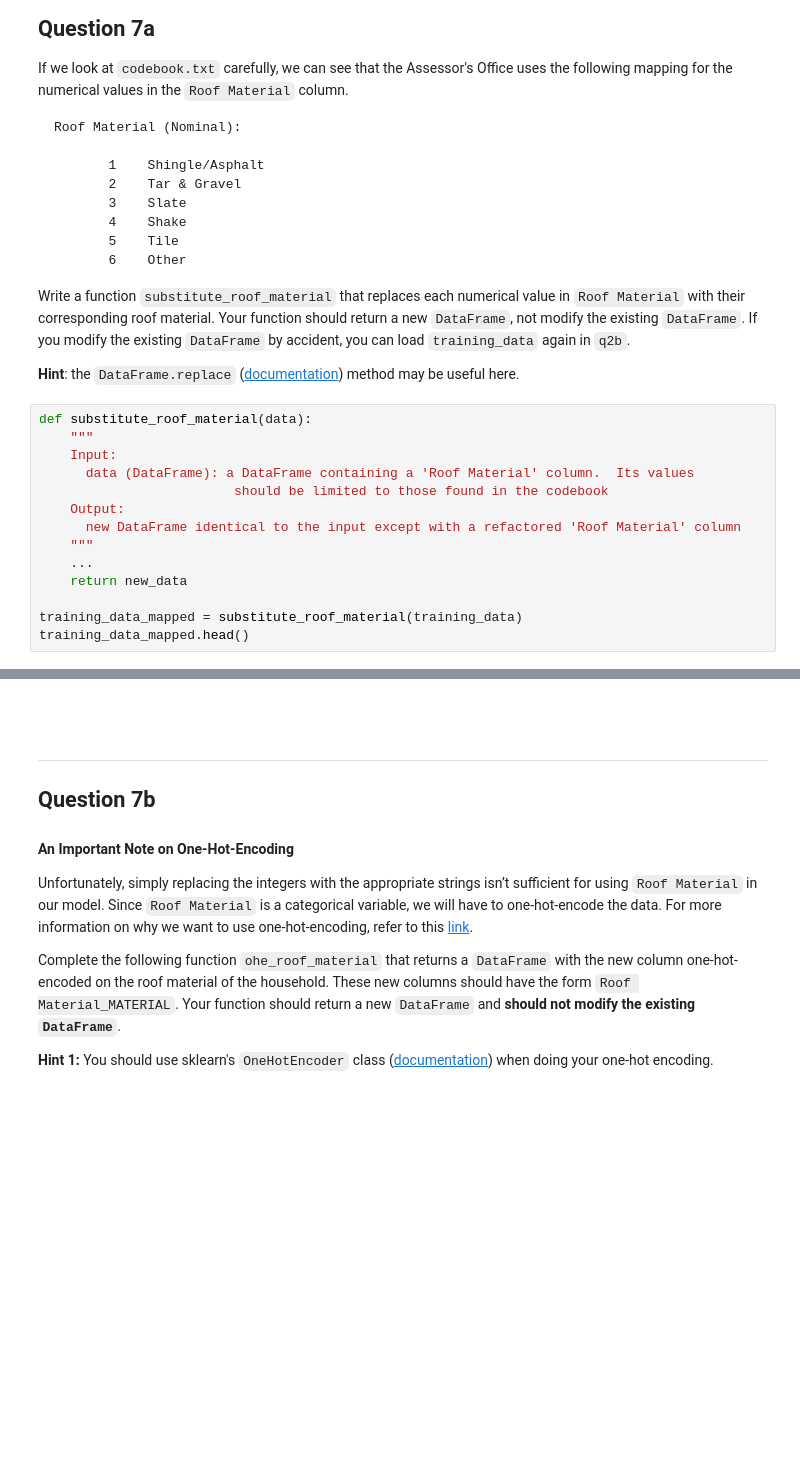
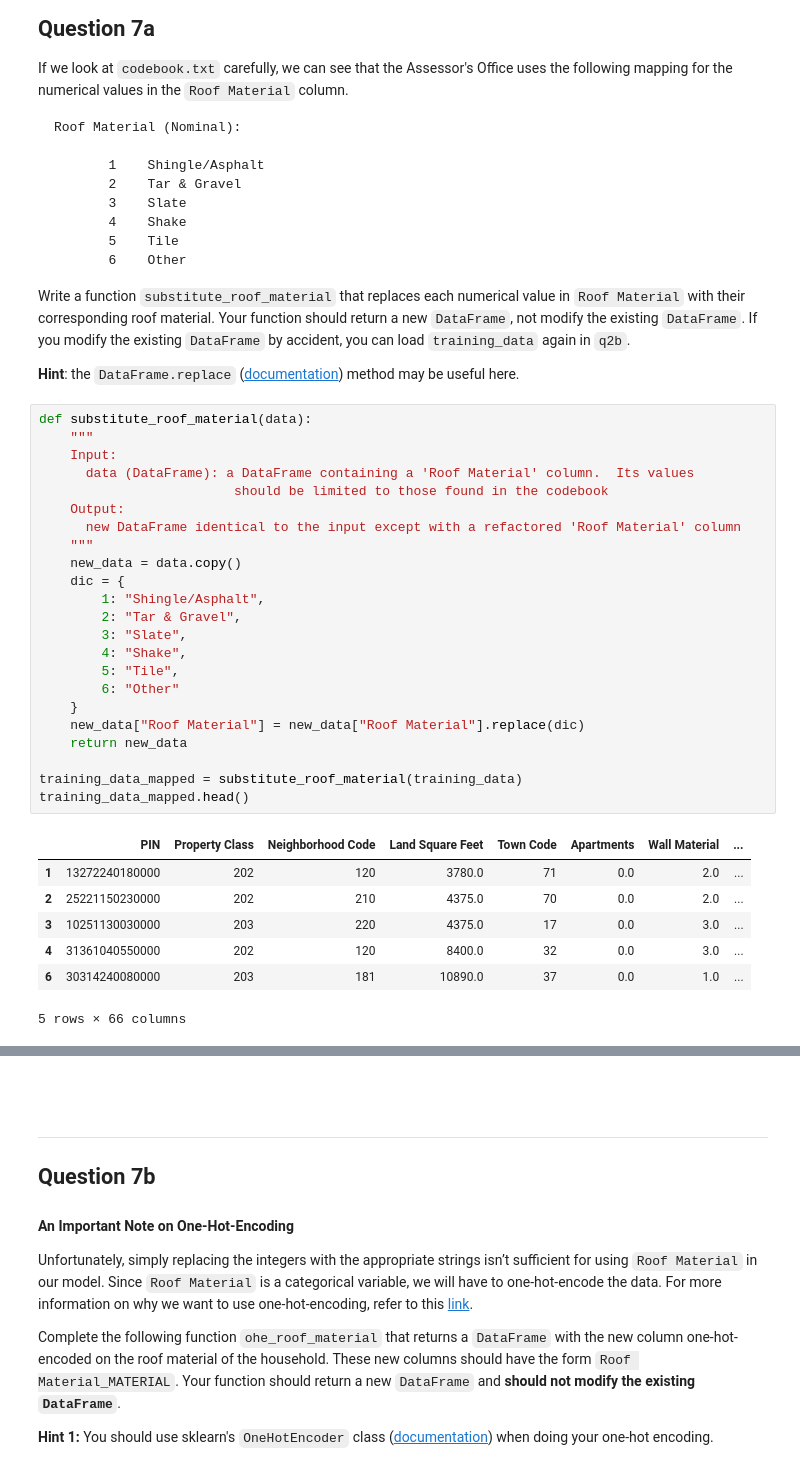
Before and after one commit to GhostLazy/Data100, a Jupyter notebook: su24-materials-main/proj/projA1/projA1.ipynb, the cells around one changed output, grey strips where cells are left out. Drawn from its saved outputs; the diff is of its cells as text; blank space fills up the shorter version.

```diff
--- a/su24-materials-main/proj/projA1/projA1.ipynb
+++ b/su24-materials-main/proj/projA1/projA1.ipynb
@@ -605,16 +689,33 @@ Write a function `substitute_roof_material` that replaces each numerical value i
 # %%
 def substitute_roof_material(data):
     """
     Input:
       data (DataFrame): a DataFrame containing a 'Roof Material' column.  Its values
                          should be limited to those found in the codebook
     Output:
       new DataFrame identical to the input except with a refactored 'Roof Material' column
     """
-    ...
+    new_data = data.copy()
+    dic = {
+        1: "Shingle/Asphalt",
+        2: "Tar & Gravel",
+        3: "Slate",
+        4: "Shake",
+        5: "Tile",
+        6: "Other"
+    }
+    new_data["Roof Material"] = new_data["Roof Material"].replace(dic)
     return new_data
 
 training_data_mapped = substitute_roof_material(training_data)
 training_data_mapped.head()
+# %% [output]
+|  | PIN | Property Class | Neighborhood Code | Land Square Feet | Town Code | Apartments | Wall Material | ... |
+| 1 | 13272240180000 | 202 | 120 | 3780.0 | 71 | 0.0 | 2.0 | ... |
+| 2 | 25221150230000 | 202 | 210 | 4375.0 | 70 | 0.0 | 2.0 | ... |
+| 3 | 10251130030000 | 203 | 220 | 4375.0 | 17 | 0.0 | 3.0 | ... |
+| 4 | 31361040550000 | 202 | 120 | 8400.0 | 32 | 0.0 | 3.0 | ... |
+| 6 | 30314240080000 | 203 | 181 | 10890.0 | 37 | 0.0 | 1.0 | ... |
+5 rows × 66 columns
 # %%
 grader.check("q7a")
```
Also changed, not shown: parts of 51 cells of this notebook, 3 other files.
